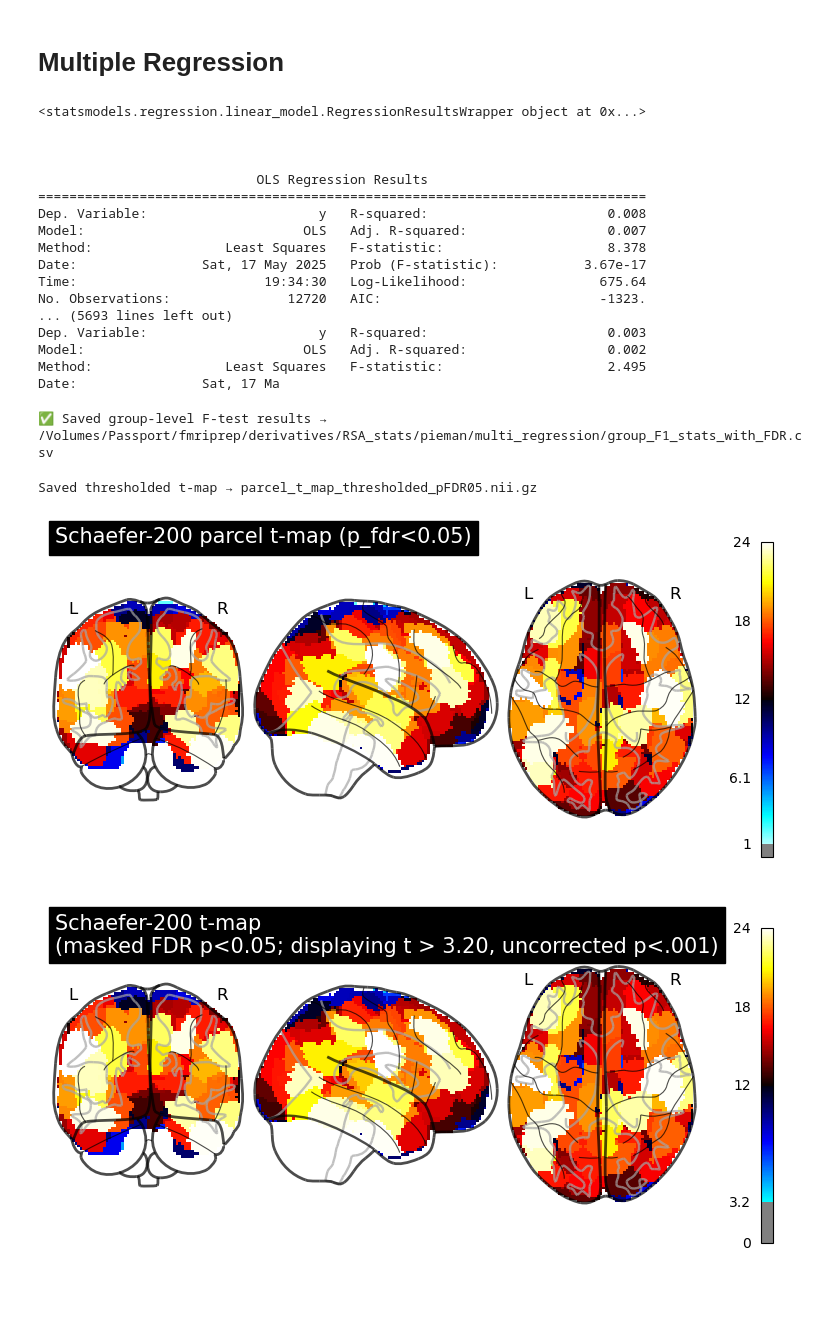
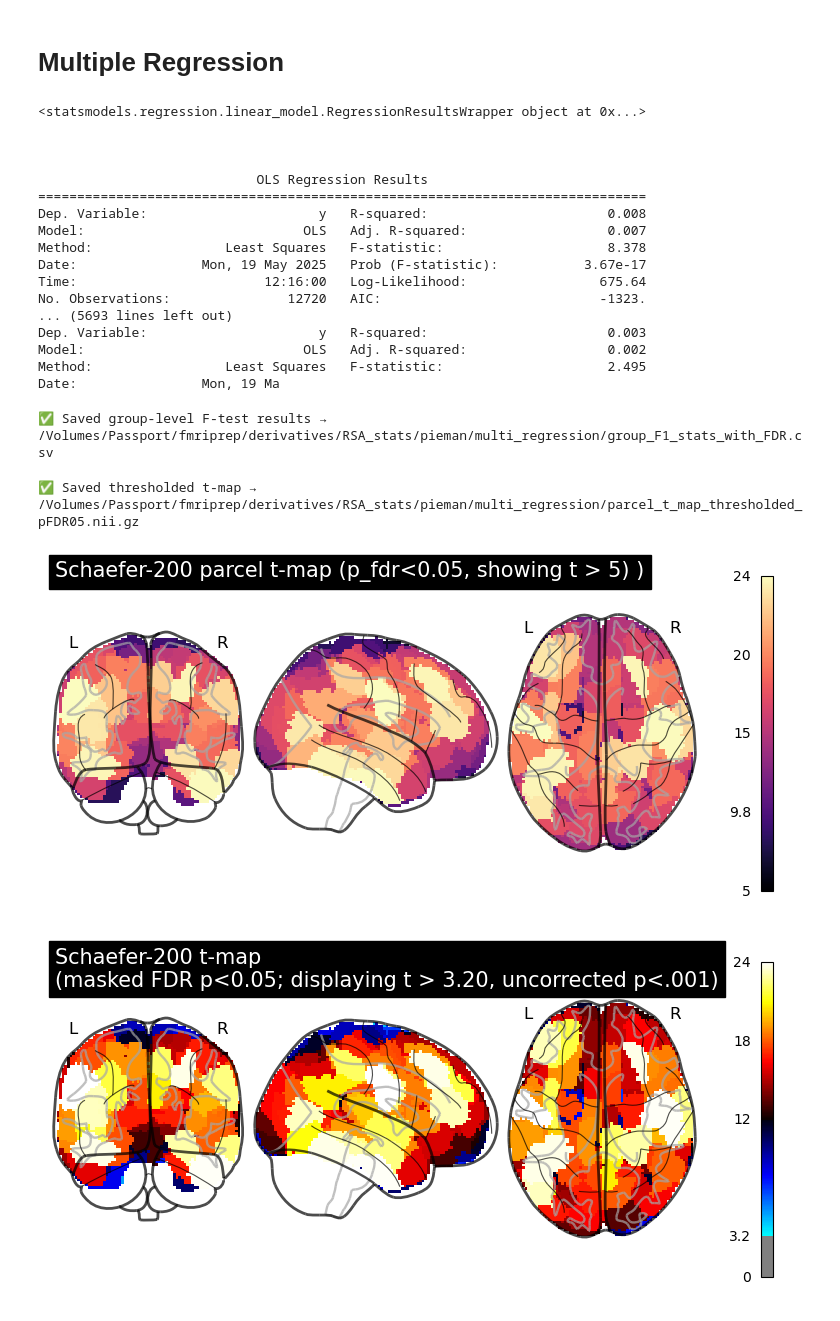
Before and after one commit to wfisher211/narrative-topic-rsa, a Jupyter notebook: PieMan_analysis/Full_Parcel_OLS_Mult_Reg.ipynb, the cells around one changed output. Saved outputs shown, nothing was run; the diff lists cells and outputs as text; code cells hidden in the pictures.

```diff
--- a/PieMan_analysis/Full_Parcel_OLS_Mult_Reg.ipynb
+++ b/PieMan_analysis/Full_Parcel_OLS_Mult_Reg.ipynb
@@ -37,7 +37,7 @@ STIMULUS_LABEL_SAVE_STRING = "pieman"
 # ──────────────────────────────────────────────────────────────
 root_dir  = "/Volumes/Passport/fmriprep"          # ←  same as in cleaning script
 deriv_dir = os.path.join(root_dir, "derivatives") #   (don’t hard-code “subjects” yet)
-
+mr_folder = "multi_regression"
 
 
 # output from your behaviour-model RSA
@@ -160,7 +160,8 @@ def run_parcel_rsa_for_subject(sub):
             if not mask.any(): continue
             rdm   = 1 - np.corrcoef(bold_data[mask, :].T).astype(np.float32)
             beta, r2 = rsa_ols(rdm, model_rdm)
-            rows.append([sub, run or "NA", parcel_id, beta, r2])
+            parcel_label = labels[parcel_id]
+            rows.append([sub, run or "NA", parcel_id, parcel_label, beta, r2])
 
     # ---- write one CSV per subject ----
     out_dir  = os.path.join(deriv_dir, "RSA_stats")
@@ -175,7 +176,7 @@ def run_parcel_rsa_for_subject(sub):
 
     out_csv = os.path.join(trait_folder, f"{sub}_{STIMULUS_LABEL_SAVE_STRING}_{TRAIT_LABEL_SAVE_STRING}_parcel_RSA.csv")
     with open(out_csv, "w", newline="") as f:
-        csv.writer(f).writerows([["subject","run","parcel","beta","r2"]] + rows)
+        csv.writer(f).writerows([["subject","run","parcel_num","parcel_label","beta","r2"]] + rows)
     print(f"✅ {sub}: {len(rows)} rows → {out_csv}")
 # %%
 # ----------------------------------------------------------------------
@@ -362,8 +362,9 @@ def run_multi_for_subject(sub):
             if not mask.any(): continue
             neural_rdm = 1 - np.corrcoef(bold_data[mask,:].T).astype(np.float32)
             betas, f_stat = rsa_multi(neural_rdm, model_rdms, ALL_TRAIT_LABELS)
+            parcel_label = labels[parcel_id]     # ← NEW column
             # build row: sub, run, parcel, β₁…β₁₃, F_stat
-            row = [sub, run, parcel_id] + [betas[t] for t in ALL_TRAIT_LABELS] + [f_stat]
+            row = [sub, run, parcel_id, parcel_label] + [betas[t] for t in ALL_TRAIT_LABELS] + [f_stat]
             rows.append(row)
 
     # write out into a new multi_regression folder
@@ -373,7 +374,7 @@ def run_multi_for_subject(sub):
     )
     os.makedirs(out_base, exist_ok=True)
 
-    header = ["subject","run","parcel"] + ALL_TRAIT_SAVE_STRS + ["F_stat"]
+    header = ["subject","run","parcel_num", "parcel_label"] + ALL_TRAIT_SAVE_STRS + ["F_stat"]
     out_csv = os.path.join(
         out_base,
         f"{sub}_{STIMULUS_LABEL_SAVE_STRING}_multi_parcel_RSA.csv"
@@ -401,14 +402,14 @@ print("ALL MULTI-REG DONE 🎉")
 Dep. Variable:                      y   R-squared:                       0.008
 Model:                            OLS   Adj. R-squared:                  0.007
 Method:                 Least Squares   F-statistic:                     8.378
-Date:                Sat, 17 May 2025   Prob (F-statistic):           3.67e-17
-Time:                        19:34:30   Log-Likelihood:                 675.64
+Date:                Mon, 19 May 2025   Prob (F-statistic):           3.67e-17
+Time:                        12:16:00   Log-Likelihood:                 675.64
 No. Observations:               12720   AIC:                            -1323.
 ... (5693 lines left out)
 Dep. Variable:                      y   R-squared:                       0.003
 Model:                            OLS   Adj. R-squared:                  0.002
 Method:                 Least Squares   F-statistic:                     2.495
-Date:                Sat, 17 Ma
+Date:                Mon, 19 Ma
 # %%
 from scipy.stats import ttest_1samp
 from statsmodels.stats.multitest import fdrcorrection
@@ -453,19 +454,11 @@ print(f"✅ Saved group‐level F‐test results → {out_group}")
 # %% [output]
 ✅ Saved group‐level F‐test results → /Volumes/Passport/fmriprep/derivatives/RSA_stats/pieman/multi_regression/group_F1_stats_with_FDR.csv
 # %%
-import os
-import numpy as np
-import nibabel as nib
-import pandas as pd
-from nilearn import datasets, plotting
-from statsmodels.stats.multitest import fdrcorrection
-
 # ─── PARAMETERS ───────────────────────────────────────────────────────────
-# must match your nltools snippet
-n_rois        = 200
-yeo_networks  = 17
+n_rois = 200
+yeo_networks = 17
 resolution_mm = 2
-fdr_alpha     = 0.05     # threshold for p_fdr
+fdr_alpha = 0.05     # threshold for p_fdr
 
 # input CSV from your group‐level t-test against F=1
 group_csv = "/Volumes/Passport/fmriprep/derivatives/RSA_stats/pieman/multi_regression/group_F1_stats_with_FDR.csv"
@@ -474,49 +467,62 @@ group_csv = "/Volumes/Passport/fmriprep/derivatives/RSA_stats/pieman/multi_regre
 out_nii  = "parcel_t_map_thresholded_pFDR05.nii.gz"
 
 # ─── 1) LOAD & THRESHOLD ─────────────────────────────────────────────────
-gr         = pd.read_csv(group_csv)
+gr = pd.read_csv(group_csv)
 # grab the full list of t‐stats in parcel order
-t_values   = gr.sort_values("parcel_num")["t_stat"].tolist()
+t_values = gr.sort_values("parcel_num")["t_stat"].tolist()
 # then threshold down to only the significant parcels
-thr        = gr[gr["p_fdr"] < fdr_alpha]
+thr = gr[gr["p_fdr"] < fdr_alpha]
 
 # ─── 2) FETCH THE SAME SCHAEFER ATLAS ─────────────────────────────────────
 schaefer   = datasets.fetch_atlas_schaefer_2018(
     n_rois=n_rois,
     yeo_networks=yeo_networks,
     resolution_mm=resolution_mm
 )
 atlas_img  = nib.load(schaefer["maps"])
 atlas_data = atlas_img.get_fdata().astype(int)
 
 # sanity check
 assert atlas_data.max() == n_rois
 
 # ─── 3) BUILD THE 3D T-STAT MAP ──────────────────────────────────────────
 t_map = np.zeros_like(atlas_data, dtype=float)
 for _, row in thr.iterrows():
     pid    = int(row["parcel_num"])
     tstat  = float(row["t_stat"])
     t_map[atlas_data == pid] = tstat
 
 # ─── 4) SAVE OUT NIfTI ───────────────────────────────────────────────────
+out_dir = os.path.join(
+    deriv_dir,
+    "RSA_stats",
+    STIMULUS_LABEL_SAVE_STRING,   # no {…}
+    mr_folder
+)
+os.makedirs(out_dir, exist_ok=True)
+
+out_nii = os.path.join(
+    out_dir,
+    "parcel_t_map_thresholded_pFDR05.nii.gz"
+)
 new_img = nib.Nifti1Image(t_map, atlas_img.affine, atlas_img.header)
 nib.save(new_img, out_nii)
-print("Saved thresholded t-map →", out_nii)
+print("✅ Saved thresholded t-map →", out_nii)
 
 # ─── 5) PLOT (GLASS BRAIN) ────────────────────────────────────────────────
 # threshold here means “only show voxels with t > this”
 plotting.plot_glass_brain(
     out_nii,
-    threshold=1.0,      # you can bump this to 2.0 or 3.0 for more conservative display
-    cmap="cold_hot",
+    threshold=5.0,      # you can bump this to 2.0 or 3.0 for more conservative display
+    cmap="magma",
     colorbar=True,
-    title=f"Schaefer-{n_rois} parcel t-map (p_fdr<{fdr_alpha})"
+    vmin=5,
+    title=f"Schaefer-{n_rois} parcel t-map (p_fdr<{fdr_alpha}, showing t > 5) )"
 )
 plotting.show()
 # %% [output]
-Saved thresholded t-map → parcel_t_map_thresholded_pFDR05.nii.gz
+✅ Saved thresholded t-map → /Volumes/Passport/fmriprep/derivatives/RSA_stats/pieman/multi_regression/parcel_t_map_thresholded_pFDR05.nii.gz
-[figure, old version]
+[figure, new version]
 # %%
 # — compute one‐sided p<.001 threshold for display —
 # df = (# of subject‐run units) – 1
```
Also changed, not shown: parts of 1 cell of this notebook.
